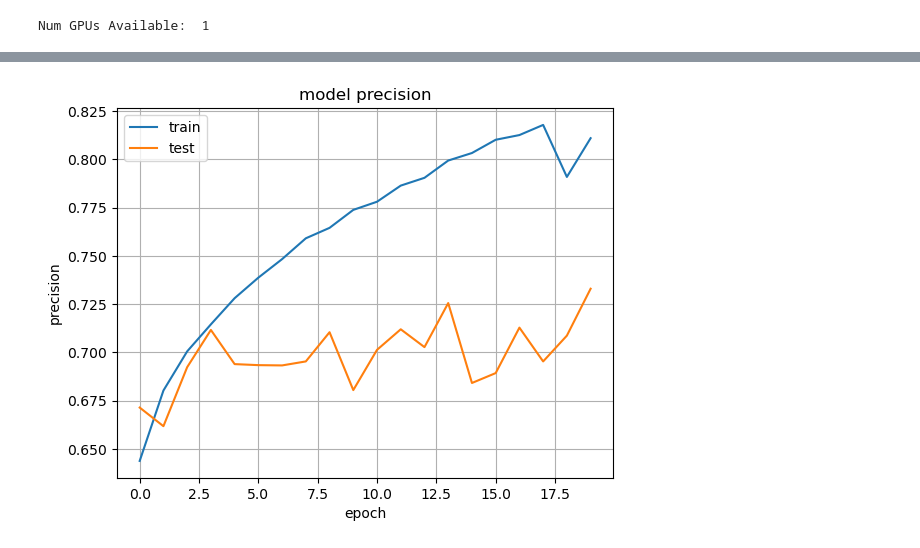
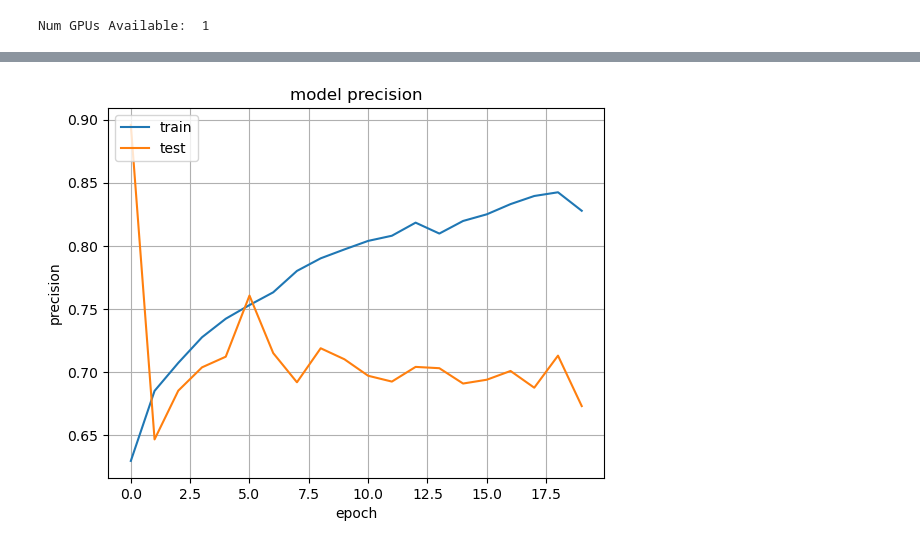
Before and after one commit to victor-radermecker/No-Action-Email-Prediction-Model, a Jupyter notebook: src/NLP_full_emails.ipynb, the cells around one changed output, grey strips where cells are left out. Drawn from its saved outputs; the diff is of its cells as text; code cells hidden in the pictures.

```diff
--- a/src/NLP_full_emails.ipynb
+++ b/src/NLP_full_emails.ipynb
@@ -21,6 +22,6 @@ from sklearn.metrics import confusion_matrix,f1_score, precision_score,recall_sc
 import seaborn as sns
 import matplotlib.pyplot as plt
 # %%
-data = pd.read_csv("C:/Users/guill/Documents/ML_NOAC_NOVA_Extraction_Cleaned_2.csv")
+data = pd.read_csv("C:/Users/guill/Documents/ML_NOAC_NOVA_Extraction_Cleaned.csv")
 data.head()
 # %% [output]
@@ -58,9 +59,15 @@ def remove_number(word):
 def remove_whitespace(word):
     result = word.strip()
     return result
+# %%
+def introduce_empty(word):
+    if not word or not isinstance(word, str) or len(word) == 0:
+        return "[EMPTY]"
+    return word
 # %%
 def clean_up_pipeline(sentence):
-    cleaning_utils = [remove_hyperlink,
+    cleaning_utils = [introduce_empty,
+                      remove_hyperlink,
                       replace_newline,
                       to_lower,
                       remove_number,
@@ -80,8 +87,8 @@ test_y = le.transform(target_test.values)
 # %%
 ## some config values
 embed_size = 100 # how big is each word vector
-max_feature = 5000 # how many unique words to use (i.e num rows in embedding vector)
-max_len = 200 # max number of words in a question to use
+max_feature = 25000 # how many unique words to use (i.e num rows in embedding vector)
+max_len = 500 # max number of words in a question to use
 # %%
 tokenizer = Tokenizer(num_words=max_feature)
 tokenizer.fit_on_texts(x_train)
@@ -152,14 +159,14 @@ Epoch 20/20
 # %%
-plt.plot(history.history['precision_7'])
-plt.plot(history.history['val_precision_7'])
+plt.plot(history.history['precision'])
+plt.plot(history.history['val_precision'])
 plt.title('model precision')
 plt.ylabel('precision')
 plt.xlabel('epoch')
 plt.legend(['train', 'test'], loc='upper left')
 plt.grid()
 plt.show()
 # %% [output]
-[figure, old version]
+[figure, new version]
 # %%
 y_predict  = [1 if o>0.5 else 0 for o in model.predict(x_test_features)]
 # %% [output]
```
Also changed, not shown: parts of 8 cells of this notebook, 4 other files.
